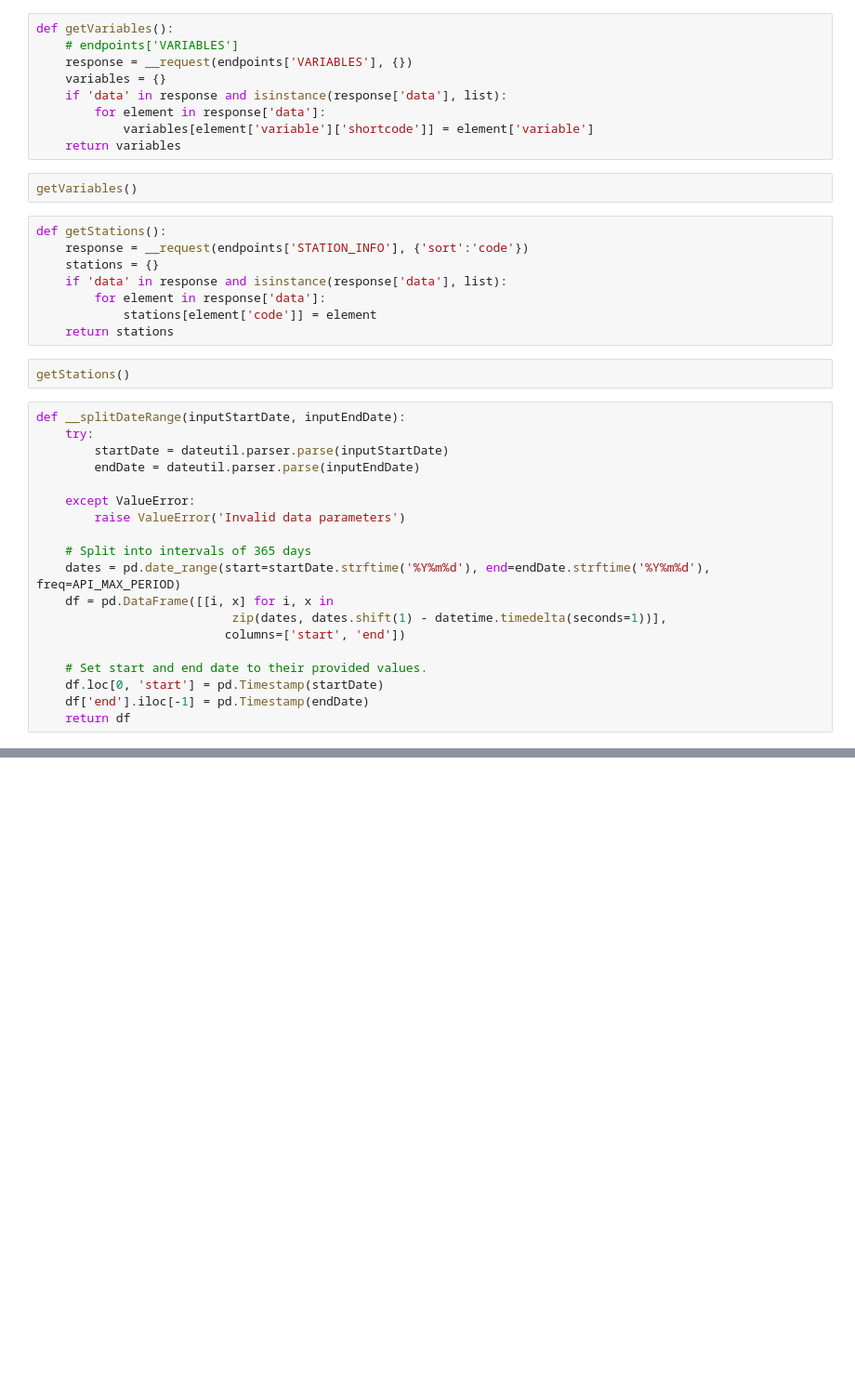
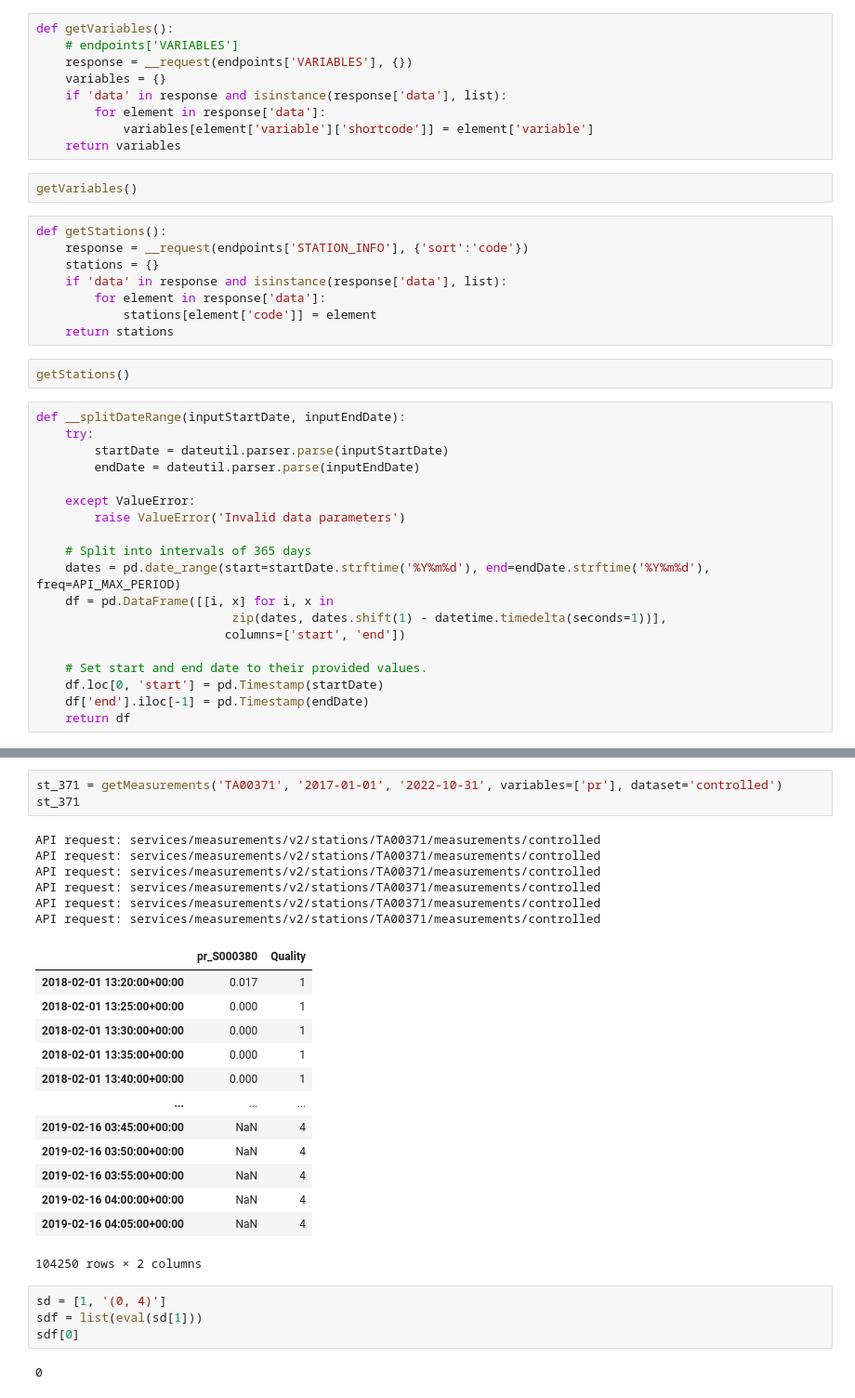
Before and after one commit to DeKUT-DSAIL/bson, a Jupyter notebook: clog_test.ipynb, the cells around one changed output, grey strips where cells are left out. Shown: that part at 93% size. Cells and saved outputs as stored; diff of their text form; blank space fills up the shorter version.

```diff
--- a/clog_test.ipynb
+++ b/clog_test.ipynb
@@ -135,0 +390,29 @@ __splitDateRange('2017-01-01', '2022-10-31')
+# %%
+st_371 = getMeasurements('TA00371', '2017-01-01', '2022-10-31', variables=['pr'], dataset='controlled')
+st_371
+# %% [output]
+API request: services/measurements/v2/stations/TA00371/measurements/controlled
+API request: services/measurements/v2/stations/TA00371/measurements/controlled
+API request: services/measurements/v2/stations/TA00371/measurements/controlled
+API request: services/measurements/v2/stations/TA00371/measurements/controlled
+API request: services/measurements/v2/stations/TA00371/measurements/controlled
+API request: services/measurements/v2/stations/TA00371/measurements/controlled
+|  | pr_S000380 | Quality |
+| 2018-02-01 13:20:00+00:00 | 0.017 | 1 |
+| 2018-02-01 13:25:00+00:00 | 0.000 | 1 |
+| 2018-02-01 13:30:00+00:00 | 0.000 | 1 |
+| 2018-02-01 13:35:00+00:00 | 0.000 | 1 |
+| 2018-02-01 13:40:00+00:00 | 0.000 | 1 |
+| ... | ... | ... |
+| 2019-02-16 03:45:00+00:00 | NaN | 4 |
+| 2019-02-16 03:50:00+00:00 | NaN | 4 |
+| 2019-02-16 03:55:00+00:00 | NaN | 4 |
+| 2019-02-16 04:00:00+00:00 | NaN | 4 |
+| 2019-02-16 04:05:00+00:00 | NaN | 4 |
+104250 rows × 2 columns
+# %%
+sd = [1, '(0, 4)']
+sdf = list(eval(sd[1]))
+sdf[0]
+# %% [output]
+0
```
Also changed, not shown: parts of 17 cells of this notebook.
